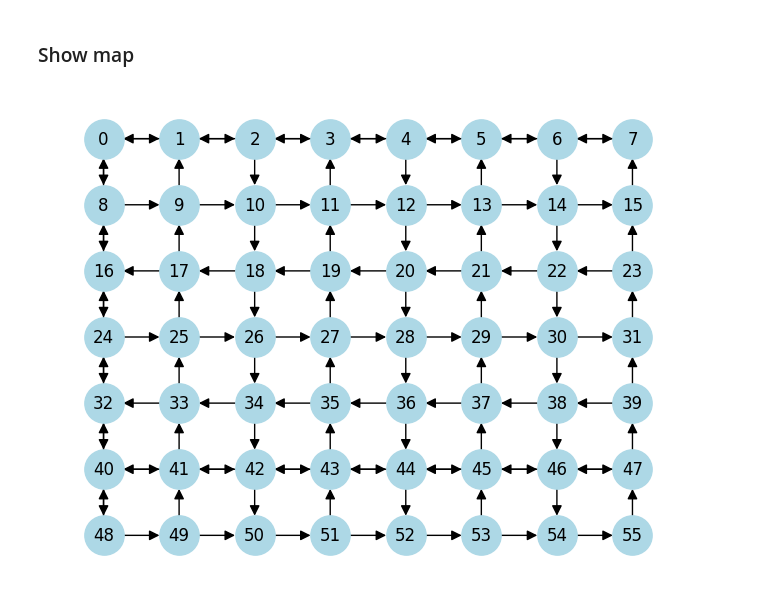
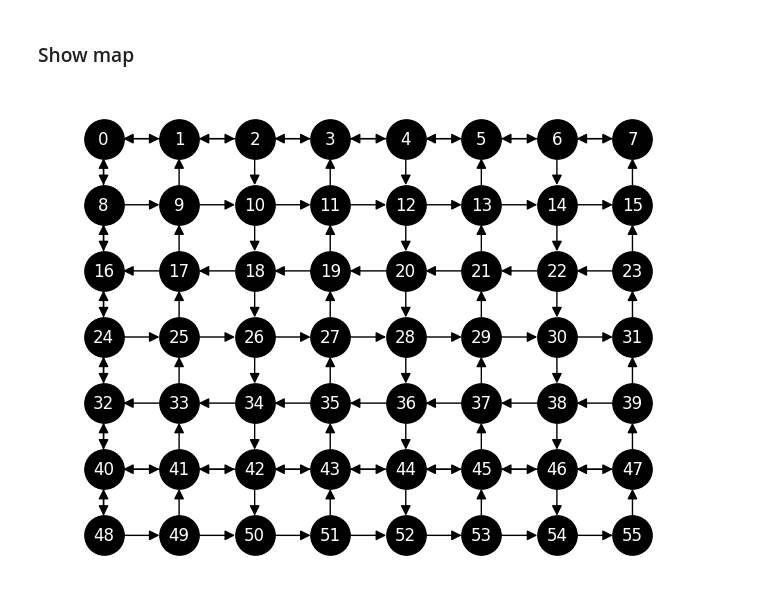
Before and after one commit to J2ANS0l0/Dijkstras-Algorithm, a Jupyter notebook: Dijikstra.ipynb, the cells around one changed output. Cells and saved outputs as stored; diff of their text form; code cells hidden in the pictures.

```diff
--- a/Dijikstra.ipynb
+++ b/Dijikstra.ipynb
@@ -135,17 +149,28 @@ for row in range(7):
 # %%
 cols = 8
 rows = 7
 pos = {}
 
 for r in range(rows):
     for c in range(cols):
         node = r * cols + c
         pos[node] = (c * 5, -r * 5)
 
-nx.draw(map_graph, pos, with_labels=True, node_color='lightblue', node_size=800, arrowsize=15)
+nodes_with_pos = [node for node in map_graph.nodes() if node in pos]
+subgraph = map_graph.subgraph(nodes_with_pos)
+
+nx.draw(subgraph, pos,
+        with_labels=True,
+        node_color='black',
+        edge_color='black',
+        alpha=1.0,
+        font_color='white',
+        node_size=800,
+        arrowsize=15)
+
 plt.show()
 # %% [output]
-[figure, old version]
+[figure, new version]
 # %%
 check_points = [
     [(14.55973874508855, -90.73422076688449), 11, 3],
```
Also changed, not shown: parts of 10 cells of this notebook, 1 other file.
